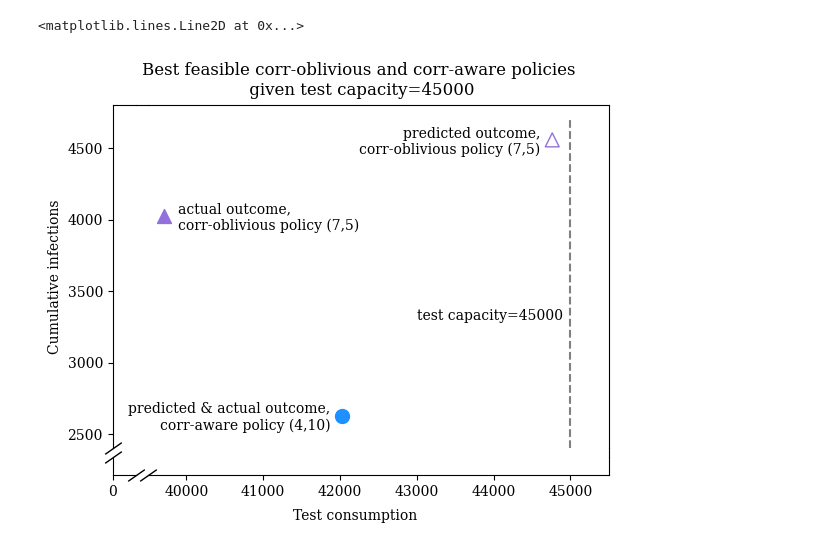
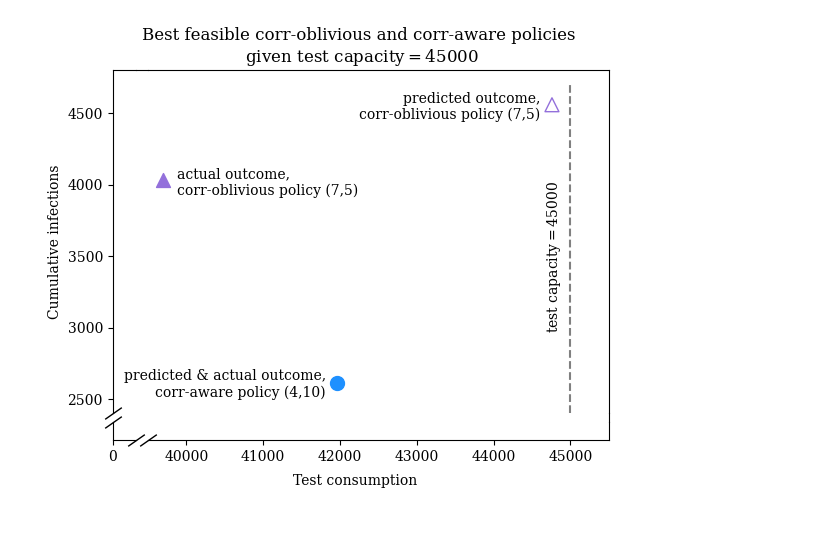
Before and after one commit to zyyjjj/corr_pooling_seirsplus, a Jupyter notebook: notebooks/figures_finalized/Fig5_NP_CCP_zoomin.ipynb, the cells around one changed output. Saved outputs shown, nothing was run; the diff lists cells and outputs as text; code cells hidden in the pictures.

Commit message:
update NBs for loading data (150->200) and plotting

```diff
--- a/notebooks/figures_finalized/Fig5_NP_CCP_zoomin.ipynb
+++ b/notebooks/figures_finalized/Fig5_NP_CCP_zoomin.ipynb
@@ -303,7 +303,7 @@ ax2.annotate(
 
 # ax2.set_title(f"Best feasible corr-oblivious and corr-aware policies\n given test capacity={test_capacity}")
 plt.suptitle(
-    f"Best feasible corr-oblivious and corr-aware policies\n given test capacity={test_capacity}",
+    f"Best feasible corr-oblivious and corr-aware policies\n given test capacity$=${test_capacity}",
     x=0.51, y=0.97
 )
 
@@ -314,9 +314,10 @@ ax2.vlines(
     color="grey", linestyle="--",
 )
 ax2.annotate(
-    f"test capacity={test_capacity}",
-    (test_capacity-100, 3300),
+    f"test capacity$=${test_capacity}",
+    (test_capacity-100, 3000),
     ha='right',
+    rotation=90
 )
 
 ax4.set_xlabel("Test consumption")
@@ -352,33 +353,32 @@ ax4.set_xticks(ax4.get_xticks()[1:-1])
 
 d = 0.7  # proportion of vertical to horizontal extent of the slanted line
 kwargs = dict(
     marker=[(-1, -d), (1, d)],
     markersize=12,  # "length" of cut-line
     linestyle='none',
     color='k',  # ?
     mec='k',  # ?
     mew=1,  # line thickness
     clip_on=False
 )
 ax1.plot([0],[0], transform=ax1.transAxes, **kwargs)
 ax3.plot([0], [1], transform=ax3.transAxes, **kwargs)
 ax3.plot([1], [0], transform=ax3.transAxes, **kwargs)
 ax4.plot([0], [0], transform=ax4.transAxes, **kwargs)
 
 vertical_patch = plt.Line2D(
     (ax2.get_position().xmax, ax2.get_position().xmax),
     (ax4.get_position().ymax, ax2.get_position().ymin),
     color="k", linewidth=ax1.spines["top"]._linewidth)
 fig.add_artist(vertical_patch)
 
 horizontal_patch = plt.Line2D(
     (ax1.get_position().xmax, ax2.get_position().xmin),
     (ax1.get_position().ymax, ax1.get_position().ymax),
     color="k", linewidth=ax1.spines["top"]._linewidth)
 fig.add_artist(horizontal_patch)
 
 
-# plt.savefig(f"../../figures/NP_CCP_zoomin_{test_capacity}.pdf", bbox_inches='tight')
+plt.savefig(f"../../figures/NP_CCP_zoomin_{test_capacity}.pdf", bbox_inches='tight')
 # %% [output]
-<matplotlib.lines.Line2D at 0x...>
-[figure, old version]
+[figure, new version]
```
Also changed, not shown: parts of 4 cells of this notebook, 4 other files.
